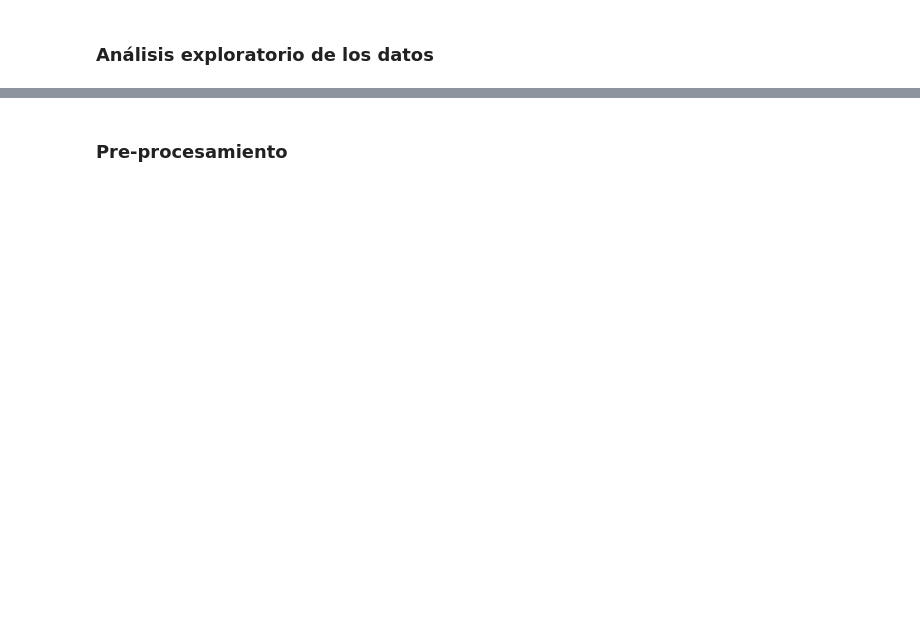
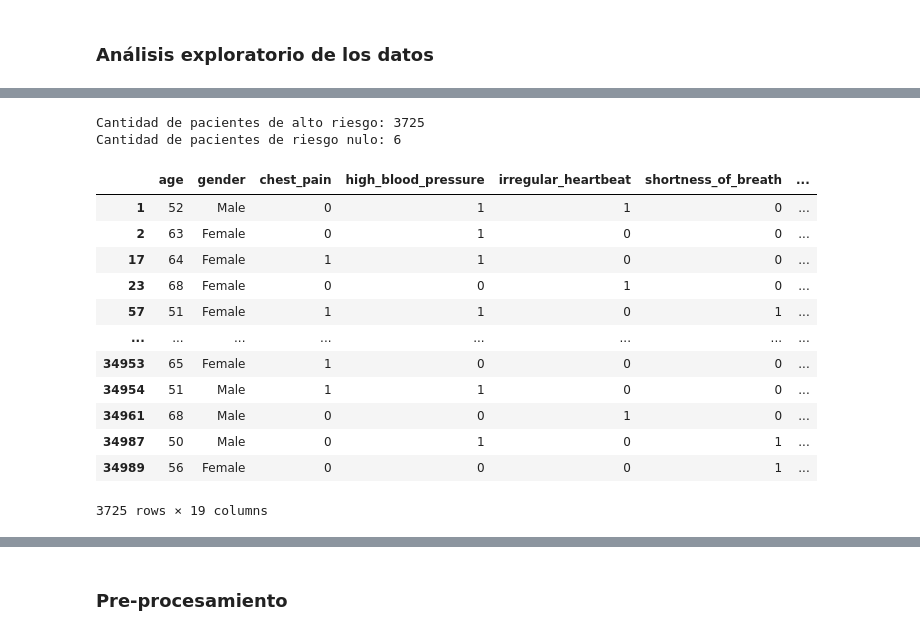
Before and after one commit to Morax19/ML_UCV, a Jupyter notebook: Proyecto1/ML_Proyecto1_DanielHernandez_JuanPRivas_JoinerRojas.ipynb, the cells around one changed output, grey strips where cells are left out. Saved outputs shown, nothing was run; the diff lists cells and outputs as text; code cells hidden in the pictures; blank space fills up the shorter version.

```diff
--- a/Proyecto1/ML_Proyecto1_DanielHernandez_JuanPRivas_JoinerRojas.ipynb
+++ b/Proyecto1/ML_Proyecto1_DanielHernandez_JuanPRivas_JoinerRojas.ipynb
@@ -32,0 +167,29 @@ Acá podemos hacer la inspección inicial del dataset, ver las dimensiones, valo
+# %%
+# Aquellos pacientes que tienen un 100% de probabilidad de estar en riesgo.
+maxRisk = rawData[rawData['stroke_risk_percentage'] == rawData['stroke_risk_percentage'].max()]
+
+#Aquellos pacientes cuya probabilidad de sufrir un ACV es de 0.
+minRisk = rawData[rawData['stroke_risk_percentage'] == rawData['stroke_risk_percentage'].min()]
+
+# Cantidades obtenidas
+print(f"Cantidad de pacientes de alto riesgo: {maxRisk.shape[0]}")
+print(f"Cantidad de pacientes de riesgo nulo: {minRisk.shape[0]}")
+# %% [output]
+Cantidad de pacientes de alto riesgo: 3725
+Cantidad de pacientes de riesgo nulo: 6
+# %%
+maxRisk
+# %% [output]
+|  | age | gender | chest_pain | high_blood_pressure | irregular_heartbeat | shortness_of_breath | ... |
+| 1 | 52 | Male | 0 | 1 | 1 | 0 | ... |
+| 2 | 63 | Female | 0 | 1 | 0 | 0 | ... |
+| 17 | 64 | Female | 1 | 1 | 0 | 0 | ... |
+| 23 | 68 | Female | 0 | 0 | 1 | 0 | ... |
+| 57 | 51 | Female | 1 | 1 | 0 | 1 | ... |
+| ... | ... | ... | ... | ... | ... | ... | ... |
+| 34953 | 65 | Female | 1 | 0 | 0 | 0 | ... |
+| 34954 | 51 | Male | 1 | 1 | 0 | 0 | ... |
+| 34961 | 68 | Male | 0 | 0 | 1 | 0 | ... |
+| 34987 | 50 | Male | 0 | 1 | 0 | 1 | ... |
+| 34989 | 56 | Female | 0 | 0 | 0 | 1 | ... |
+3725 rows × 19 columns
```
Also changed, not shown: parts of 103 cells of this notebook.
